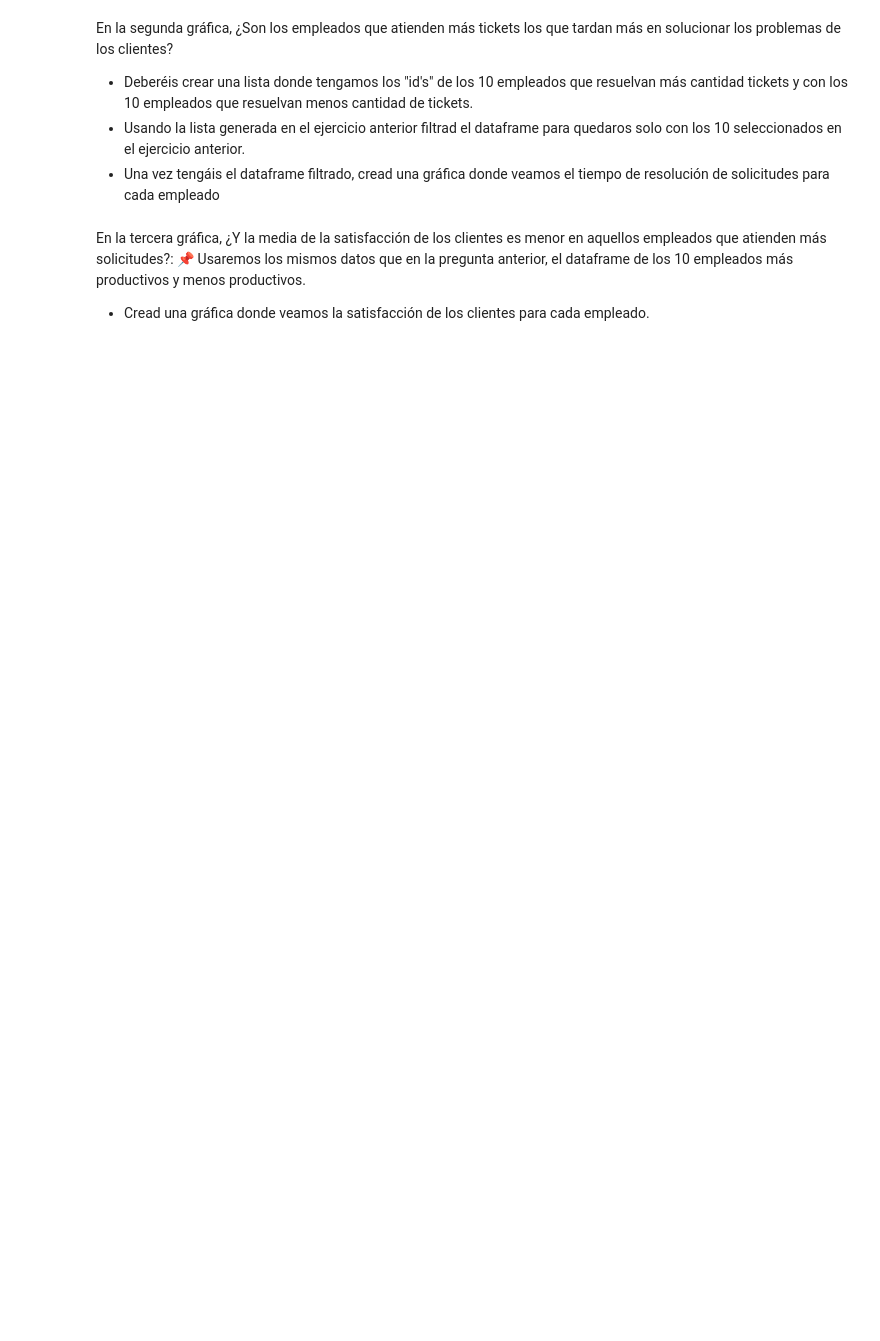
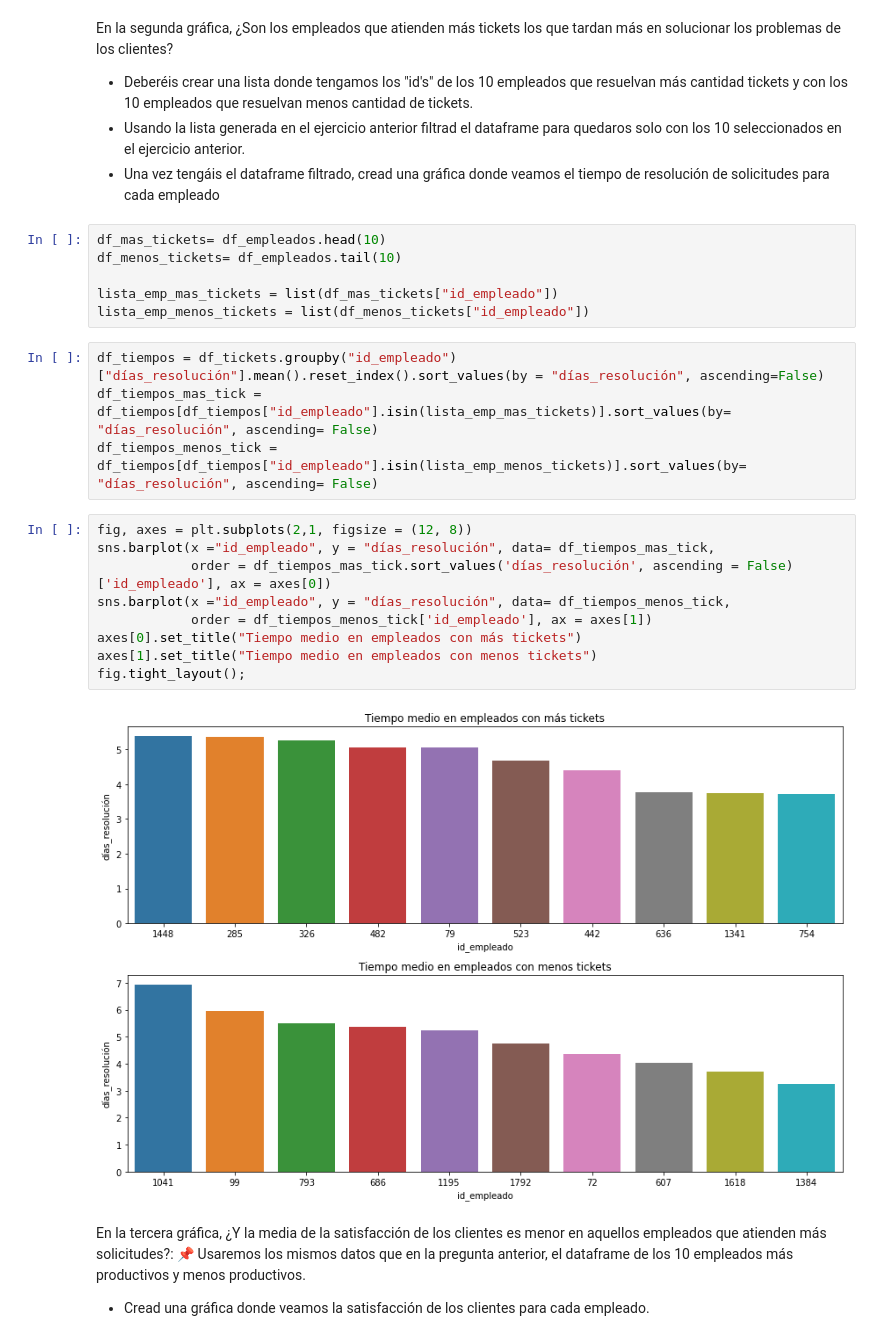
Before and after one commit to Adalab/promo_d_da_modulo2_sprint2_Silvia_Paula, a Jupyter notebook: EDA-III.ipynb, the cells around one changed output. Drawn from its saved outputs; the diff is of its cells as text; blank space fills up the shorter version.

```diff
--- a/EDA-III.ipynb
+++ b/EDA-III.ipynb
@@ -105,6 +139,27 @@ En la segunda gráfica, ¿Son los empleados que atienden más tickets los que ta
 - Deberéis crear una lista donde tengamos los "id's" de los 10 empleados que resuelvan más cantidad tickets y con los 10 empleados que resuelvan menos cantidad de tickets.
 - Usando la lista generada en el ejercicio anterior filtrad el dataframe para quedaros solo con los 10 seleccionados en el ejercicio anterior.
 - Una vez tengáis el dataframe filtrado, cread una gráfica donde veamos el tiempo de resolución de solicitudes para cada empleado
+# %%
+df_mas_tickets= df_empleados.head(10)
+df_menos_tickets= df_empleados.tail(10)
+
+lista_emp_mas_tickets = list(df_mas_tickets["id_empleado"])
+lista_emp_menos_tickets = list(df_menos_tickets["id_empleado"])
+# %%
+df_tiempos = df_tickets.groupby("id_empleado")["días_resolución"].mean().reset_index().sort_values(by = "días_resolución", ascending=False)
+df_tiempos_mas_tick = df_tiempos[df_tiempos["id_empleado"].isin(lista_emp_mas_tickets)].sort_values(by= "días_resolución", ascending= False)
+df_tiempos_menos_tick = df_tiempos[df_tiempos["id_empleado"].isin(lista_emp_menos_tickets)].sort_values(by= "días_resolución", ascending= False)
+# %%
+fig, axes = plt.subplots(2,1, figsize = (12, 8))
+sns.barplot(x ="id_empleado", y = "días_resolución", data= df_tiempos_mas_tick,
+            order = df_tiempos_mas_tick.sort_values('días_resolución', ascending = False)['id_empleado'], ax = axes[0])
+sns.barplot(x ="id_empleado", y = "días_resolución", data= df_tiempos_menos_tick,
+            order = df_tiempos_menos_tick['id_empleado'], ax = axes[1])
+axes[0].set_title("Tiempo medio en empleados con más tickets")
+axes[1].set_title("Tiempo medio en empleados con menos tickets")
+fig.tight_layout();
+# %% [output]
+[figure, added]
 # %% [markdown]
 En la tercera gráfica, ¿Y la media de la satisfacción de los clientes es menor en aquellos empleados que atienden más solicitudes?:
 📌 Usaremos los mismos datos que en la pregunta anterior, el dataframe de los 10 empleados más productivos y menos productivos.
```
Also changed, not shown: parts of 7 cells of this notebook.
